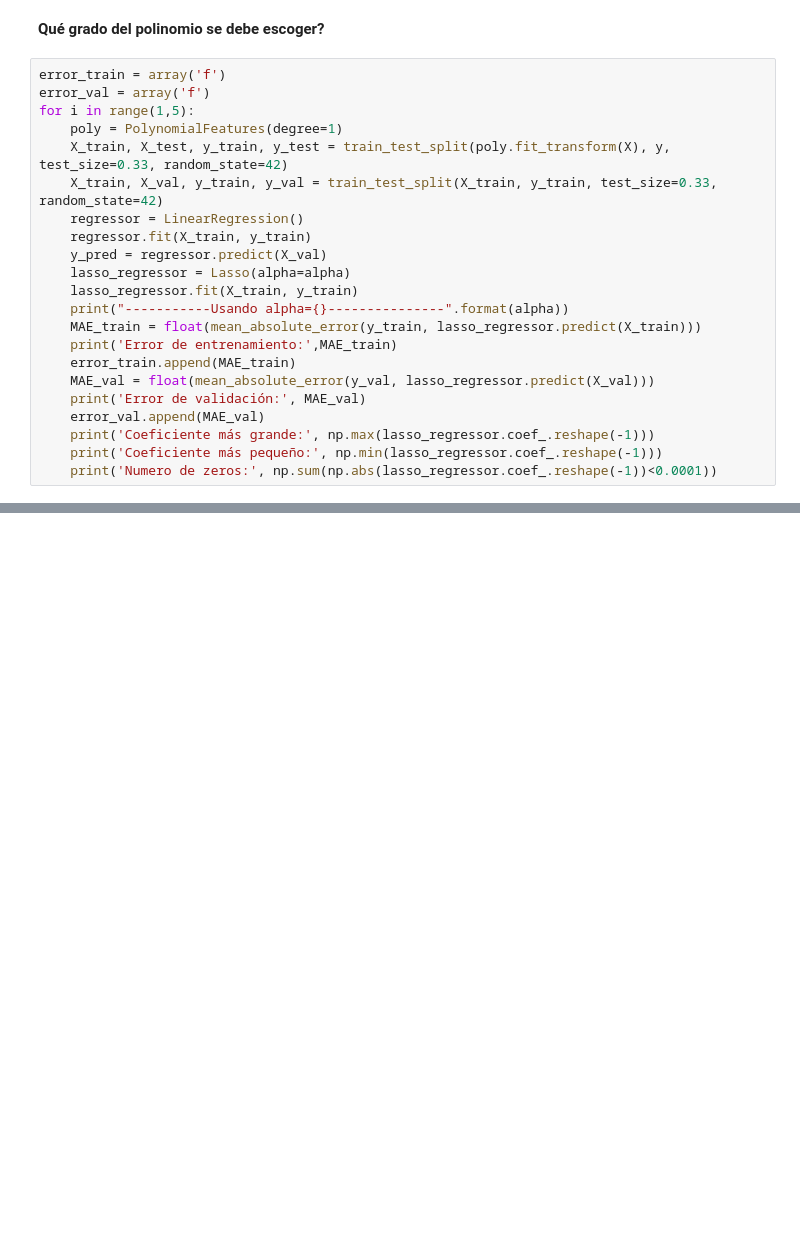
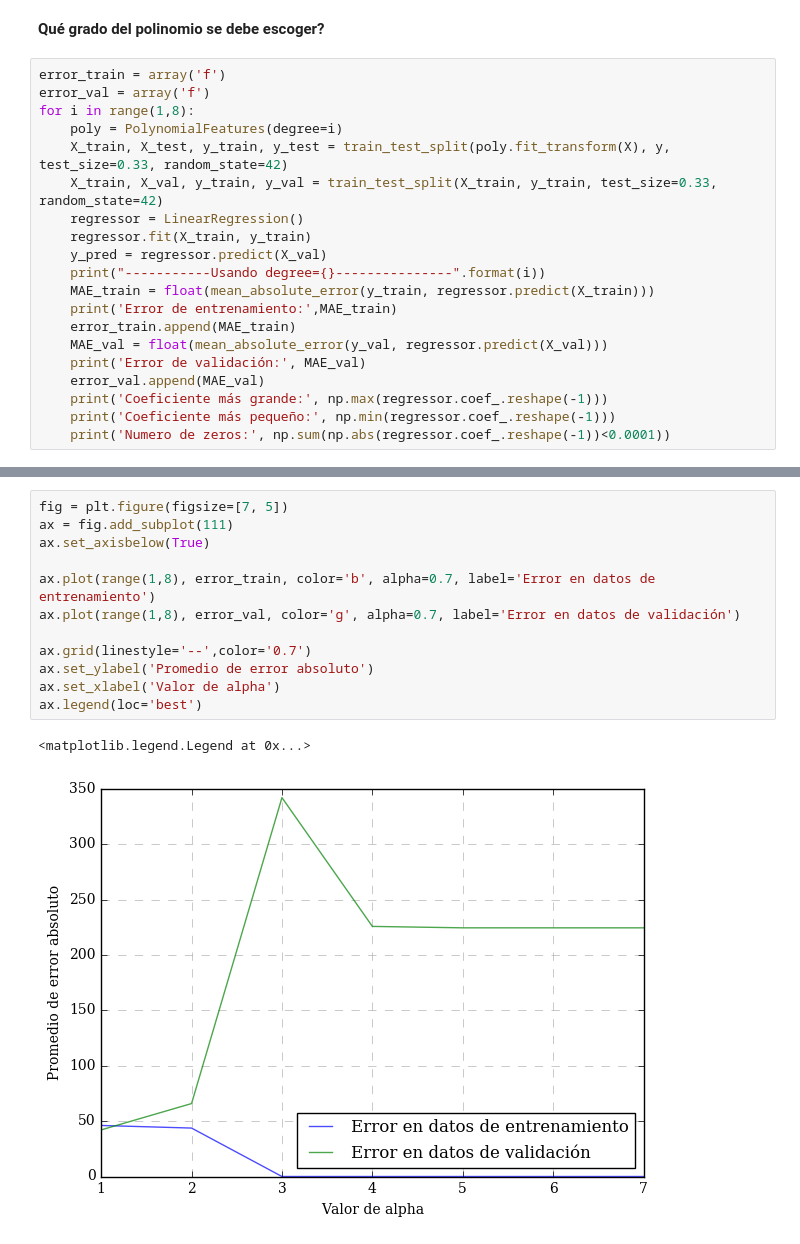
Before and after one commit to GAPM/Machine_Learning_basico, a Jupyter notebook: seleccion_de_modelos.ipynb, the cells around one changed output, grey strips where cells are left out. Saved outputs shown, nothing was run; the diff lists cells and outputs as text; blank space fills up the shorter version.

```diff
--- a/seleccion_de_modelos.ipynb
+++ b/seleccion_de_modelos.ipynb
@@ -132,22 +134,20 @@ ax.legend(loc='best')
 # %%
 error_train = array('f')
 error_val = array('f')
-for i in range(1,5):
-    poly = PolynomialFeatures(degree=1)
+for i in range(1,8):
+    poly = PolynomialFeatures(degree=i)
     X_train, X_test, y_train, y_test = train_test_split(poly.fit_transform(X), y, test_size=0.33, random_state=42)
     X_train, X_val, y_train, y_val = train_test_split(X_train, y_train, test_size=0.33, random_state=42)
     regressor = LinearRegression()
     regressor.fit(X_train, y_train)
     y_pred = regressor.predict(X_val)
-    lasso_regressor = Lasso(alpha=alpha)
-    lasso_regressor.fit(X_train, y_train)
-    print("-----------Usando alpha={}---------------".format(alpha))
-    MAE_train = float(mean_absolute_error(y_train, lasso_regressor.predict(X_train)))
+    print("-----------Usando degree={}---------------".format(i))
+    MAE_train = float(mean_absolute_error(y_train, regressor.predict(X_train)))
     print('Error de entrenamiento:',MAE_train)
     error_train.append(MAE_train)
-    MAE_val = float(mean_absolute_error(y_val, lasso_regressor.predict(X_val)))
+    MAE_val = float(mean_absolute_error(y_val, regressor.predict(X_val)))
     print('Error de validación:', MAE_val)
     error_val.append(MAE_val)
-    print('Coeficiente más grande:', np.max(lasso_regressor.coef_.reshape(-1)))
-    print('Coeficiente más pequeño:', np.min(lasso_regressor.coef_.reshape(-1)))
-    print('Numero de zeros:', np.sum(np.abs(lasso_regressor.coef_.reshape(-1))<0.0001))
+    print('Coeficiente más grande:', np.max(regressor.coef_.reshape(-1)))
+    print('Coeficiente más pequeño:', np.min(regressor.coef_.reshape(-1)))
+    print('Numero de zeros:', np.sum(np.abs(regressor.coef_.reshape(-1))<0.0001))
@@ -153,0 +172,15 @@ for i in range(1,5):
+# %%
+fig = plt.figure(figsize=[7, 5])
+ax = fig.add_subplot(111)
+ax.set_axisbelow(True)
+
+ax.plot(range(1,8), error_train, color='b', alpha=0.7, label='Error en datos de entrenamiento')
+ax.plot(range(1,8), error_val, color='g', alpha=0.7, label='Error en datos de validación')
+
+ax.grid(linestyle='--',color='0.7')
+ax.set_ylabel('Promedio de error absoluto')
+ax.set_xlabel('Valor de alpha')
+ax.legend(loc='best')
+# %% [output]
+<matplotlib.legend.Legend at 0x...>
+[figure, added]
```
Also changed, not shown: parts of 21 cells of this notebook, 1 other file.
